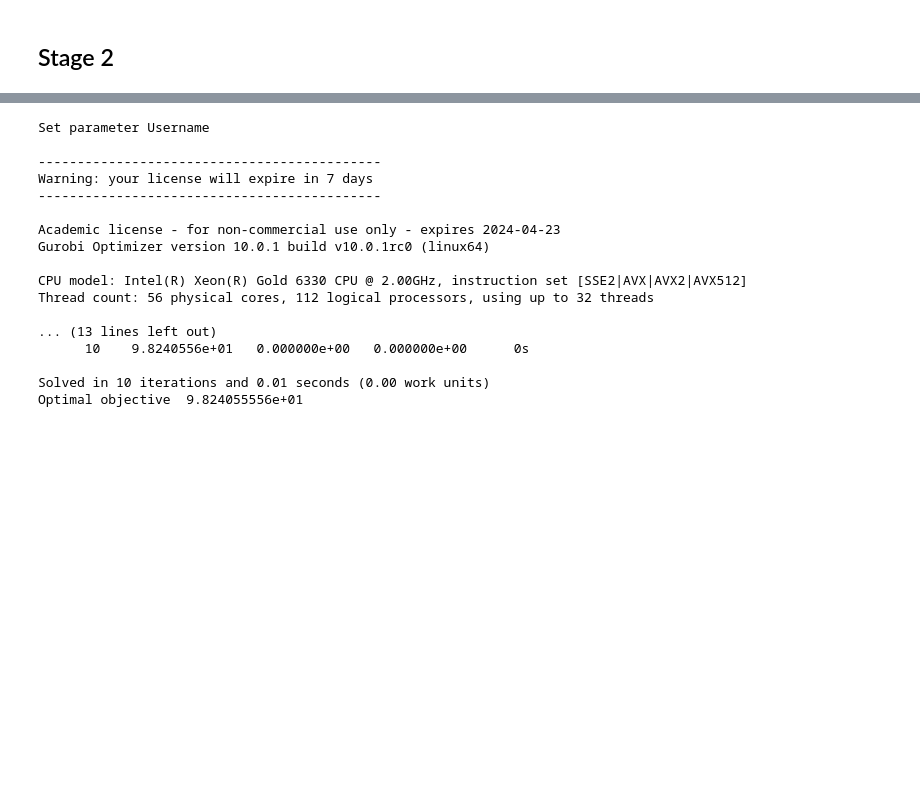
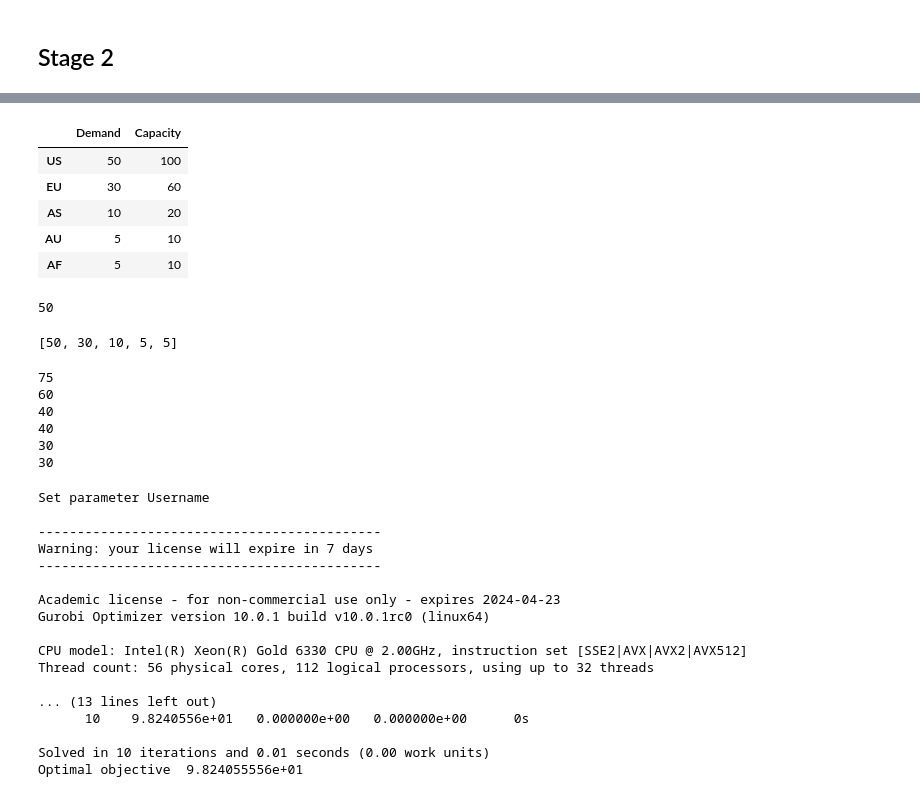
Before and after one commit to bonnkleiford/ReactorSchedule, a Jupyter notebook: deterministic_STAGE_1.ipynb, the cells around one changed output, grey strips where cells are left out. Saved outputs shown, nothing was run; the diff lists cells and outputs as text; code cells hidden in the pictures; blank space fills up the shorter version.

```diff
--- a/deterministic_STAGE_1.ipynb
+++ b/deterministic_STAGE_1.ipynb
@@ -180,3 +326,30 @@ Best objective -, best bound -, gap -
+# %%
+marketdf.iloc[0][0]
+# %% [output]
+|  | Demand | Capacity |
+| US | 50 | 100 |
+| EU | 30 | 60 |
+| AS | 10 | 20 |
+| AU | 5 | 10 |
+| AF | 5 | 10 |
+# %%
+marketdf.iloc[0][0]
+# %% [output]
+50
+# %%
+mdata['Demand']
+# %% [output]
+[50, 30, 10, 5, 5]
+# %%
+for r in range(6):
+    print(reactordf.iloc[r, 0])
+# %% [output]
+75
+60
+40
+40
+30
+30
 # %%
 m = Model()
 m.ModelSense = GRB.MAXIMIZE
```
Also changed, not shown: parts of 6 cells of this notebook.
